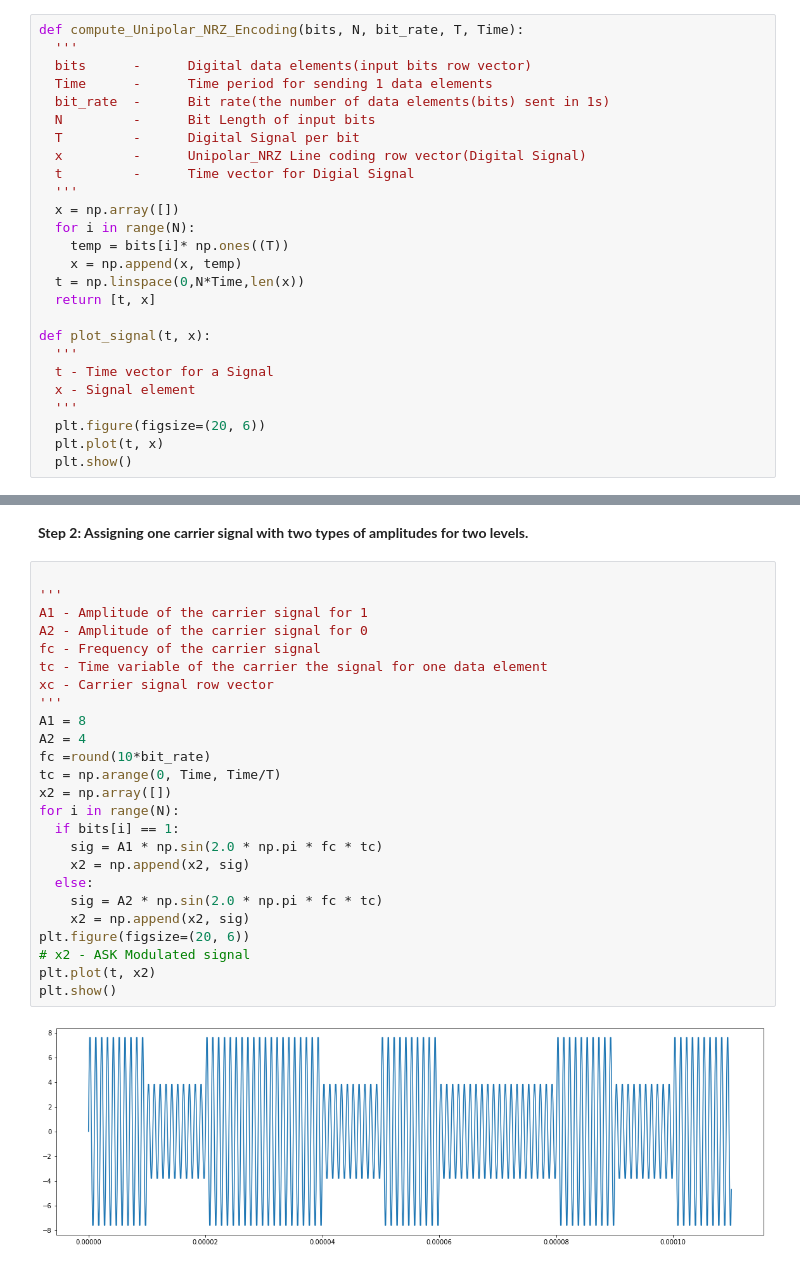
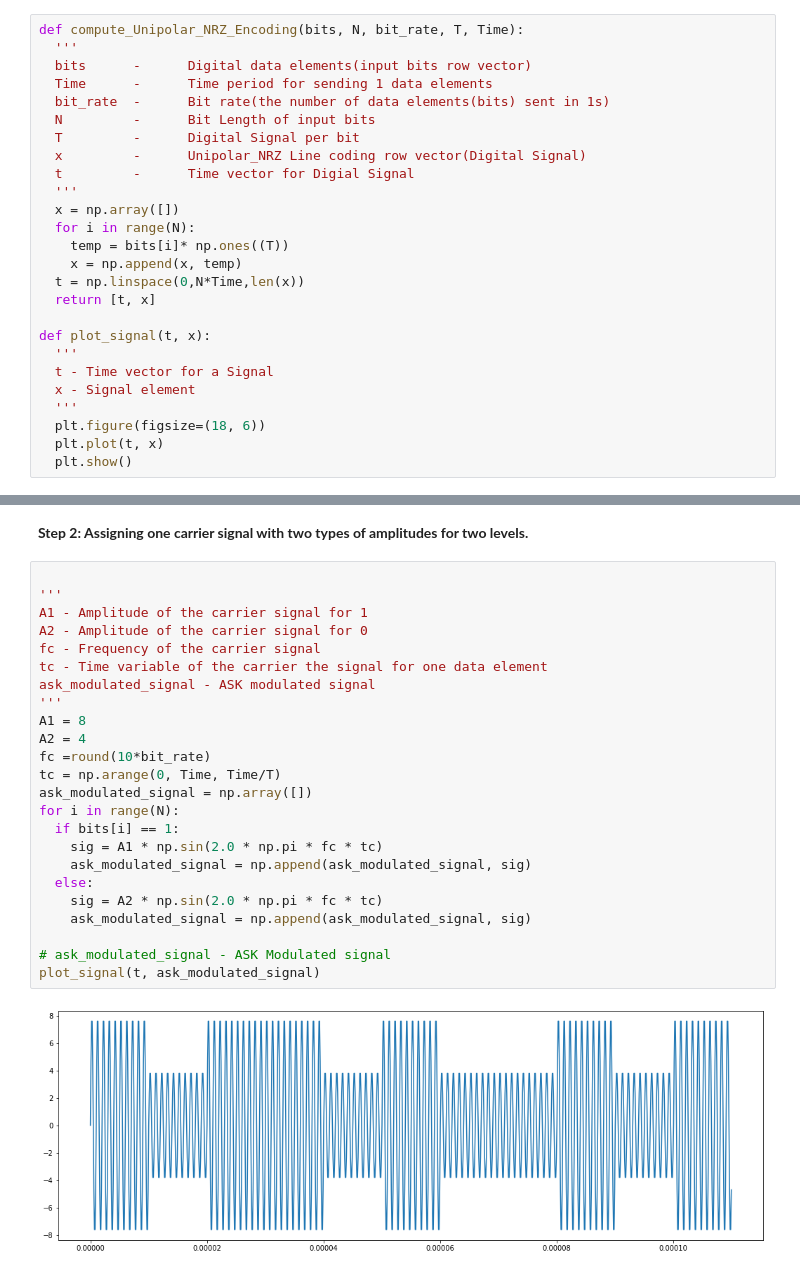
Before and after one commit to sadekujjaman/Digital-Signal-Processing, a Jupyter notebook: Digital_To_Analog_Conversion_ASK_FSK_PSK.ipynb, the cells around one changed output, grey strips where cells are left out. Saved outputs shown, nothing was run; the diff lists cells and outputs as text.

```diff
--- a/Digital_To_Analog_Conversion_ASK_FSK_PSK.ipynb
+++ b/Digital_To_Analog_Conversion_ASK_FSK_PSK.ipynb
@@ -63,6 +39,6 @@ def plot_signal(t, x):
   t - Time vector for a Signal
   x - Signal element
   '''
-  plt.figure(figsize=(20, 6))
+  plt.figure(figsize=(18, 6))
   plt.plot(t, x)
   plt.show()
@@ -151,27 +150,26 @@ plot_signal(t, x)
 # %%
 
 '''
 A1 - Amplitude of the carrier signal for 1
 A2 - Amplitude of the carrier signal for 0
 fc - Frequency of the carrier signal
 tc - Time variable of the carrier the signal for one data element
-xc - Carrier signal row vector
+ask_modulated_signal - ASK modulated signal
 '''
 A1 = 8
 A2 = 4
 fc =round(10*bit_rate)
 tc = np.arange(0, Time, Time/T)
-x2 = np.array([])
+ask_modulated_signal = np.array([])
 for i in range(N):
   if bits[i] == 1:
     sig = A1 * np.sin(2.0 * np.pi * fc * tc)
-    x2 = np.append(x2, sig)
+    ask_modulated_signal = np.append(ask_modulated_signal, sig)
   else:
     sig = A2 * np.sin(2.0 * np.pi * fc * tc)
-    x2 = np.append(x2, sig)
-plt.figure(figsize=(20, 6))
-# x2 - ASK Modulated signal
-plt.plot(t, x2)
-plt.show()
+    ask_modulated_signal = np.append(ask_modulated_signal, sig)
+
+# ask_modulated_signal - ASK Modulated signal
+plot_signal(t, ask_modulated_signal)
 # %% [output]
-[figure, old version]
+[figure, new version]
```
Also changed, not shown: parts of 17 cells of this notebook.
